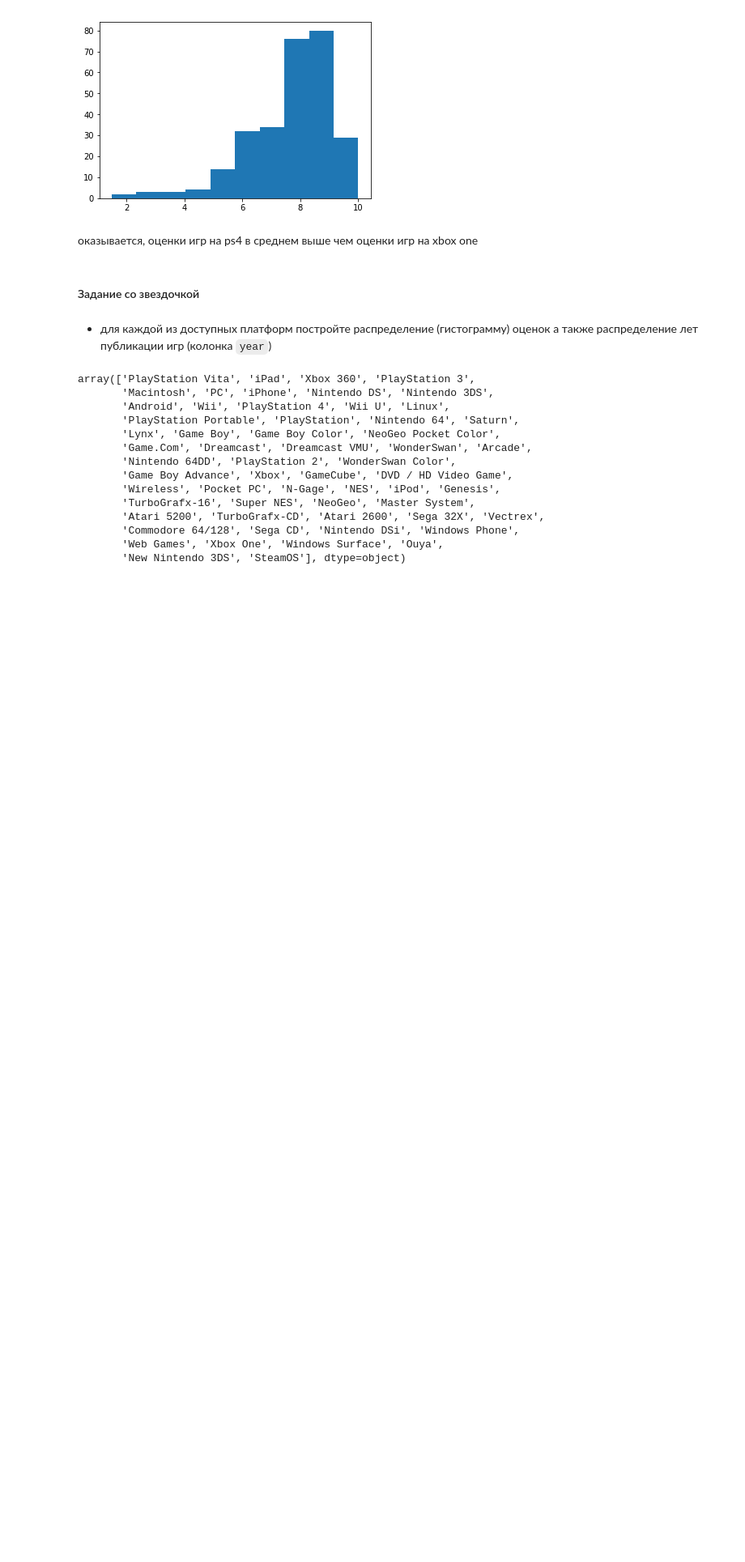
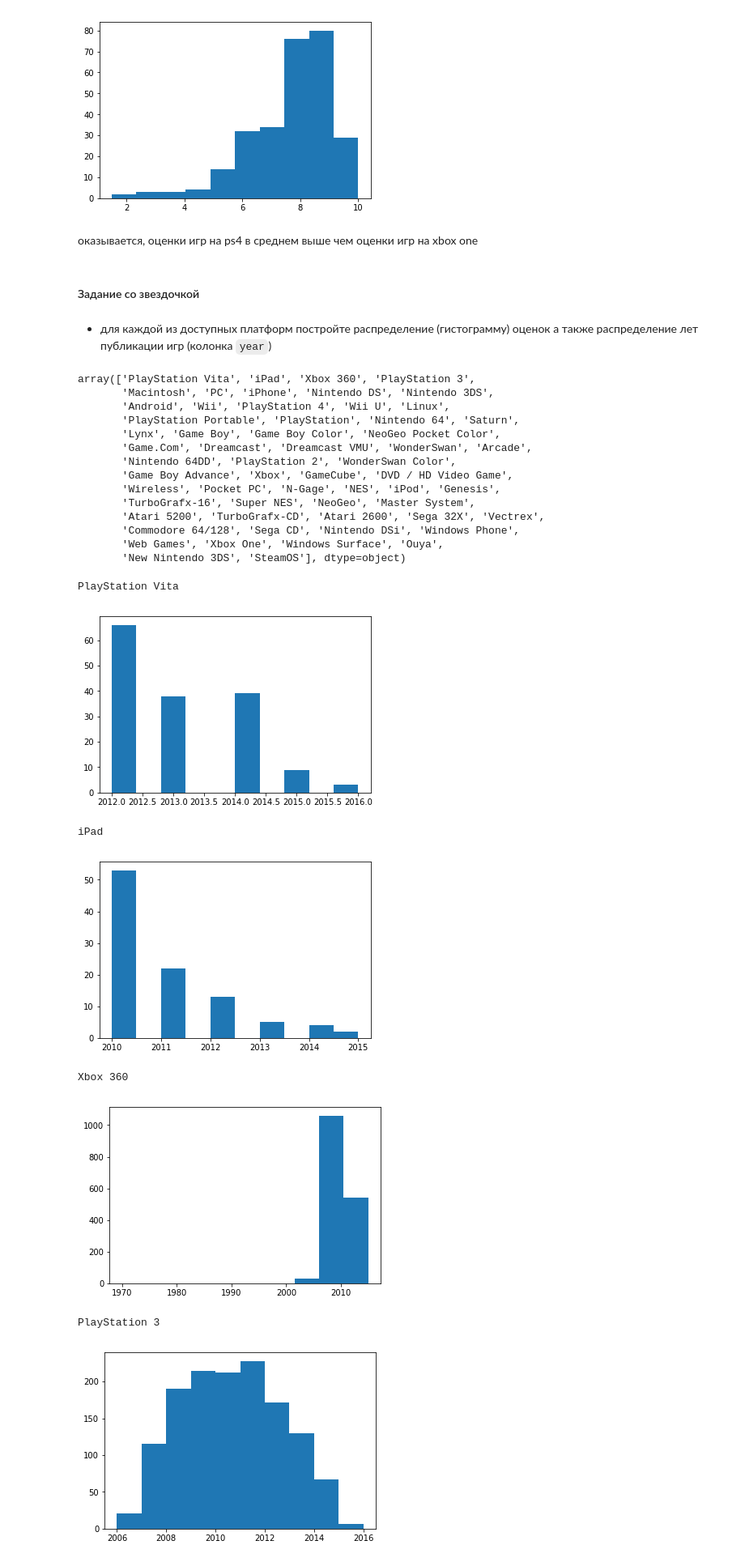
Before and after one commit to MrTsepa/SummerOlympSchool-MIPT-2018, a Jupyter notebook: Main.ipynb, the cells around one changed output. Shown at 81% size. Drawn from its saved outputs; the diff is of its cells as text; code cells hidden in the pictures; blank space fills up the shorter version.

```diff
--- a/Main.ipynb
+++ b/Main.ipynb
@@ -436,0 +532,15 @@ for platform in platforms:
+# %%
+for platform in platforms:
+    score = X[X['platform'] == platform]['release_year']
+    print(platform)
+    plt.hist(score)
+    plt.show()
+# %% [output]
+PlayStation Vita
+[figure, added]
+iPad
+[figure, added]
+Xbox 360
+[figure, added]
+PlayStation 3
+[figure, added]
```
Also changed, not shown: parts of 23 cells of this notebook.
